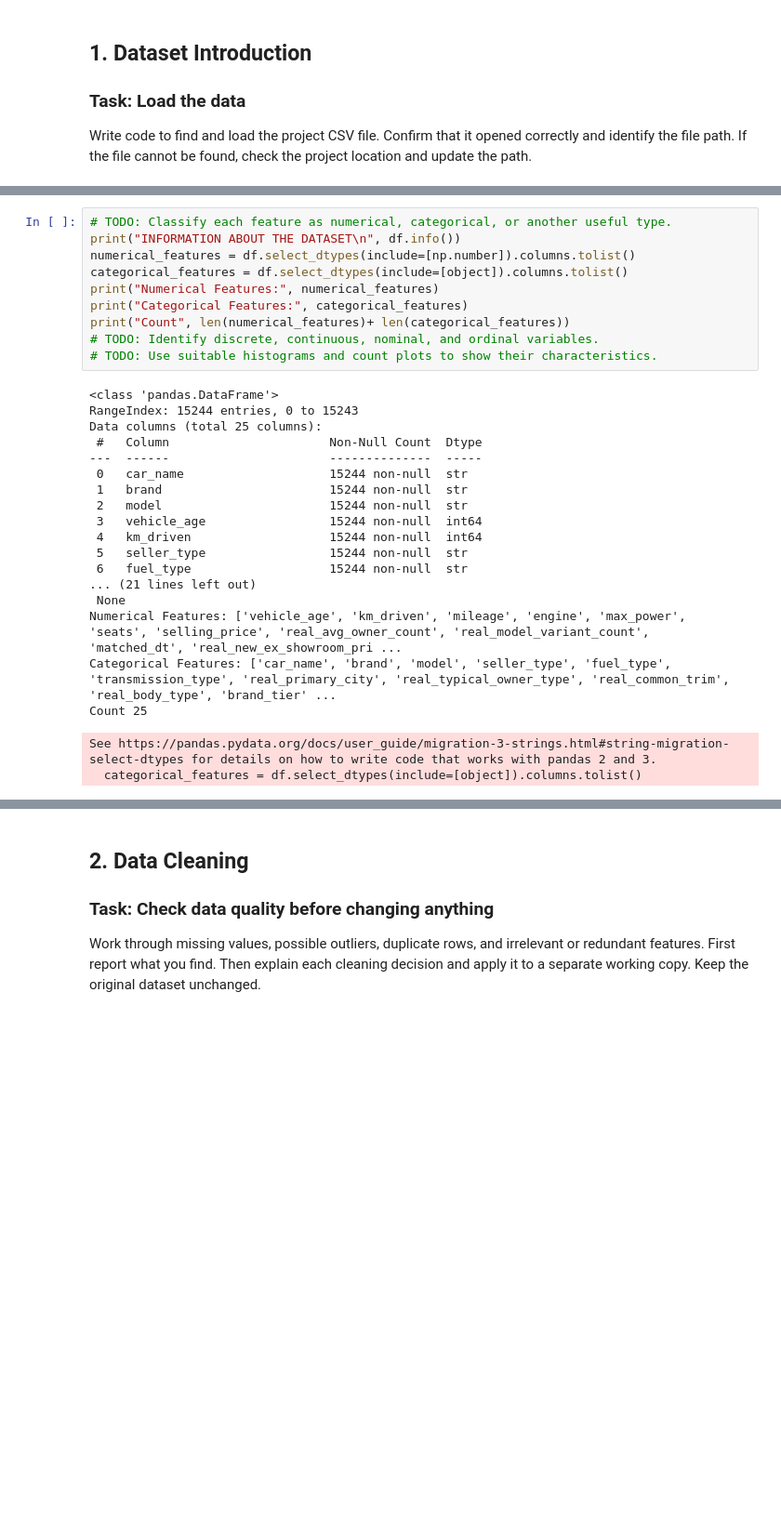
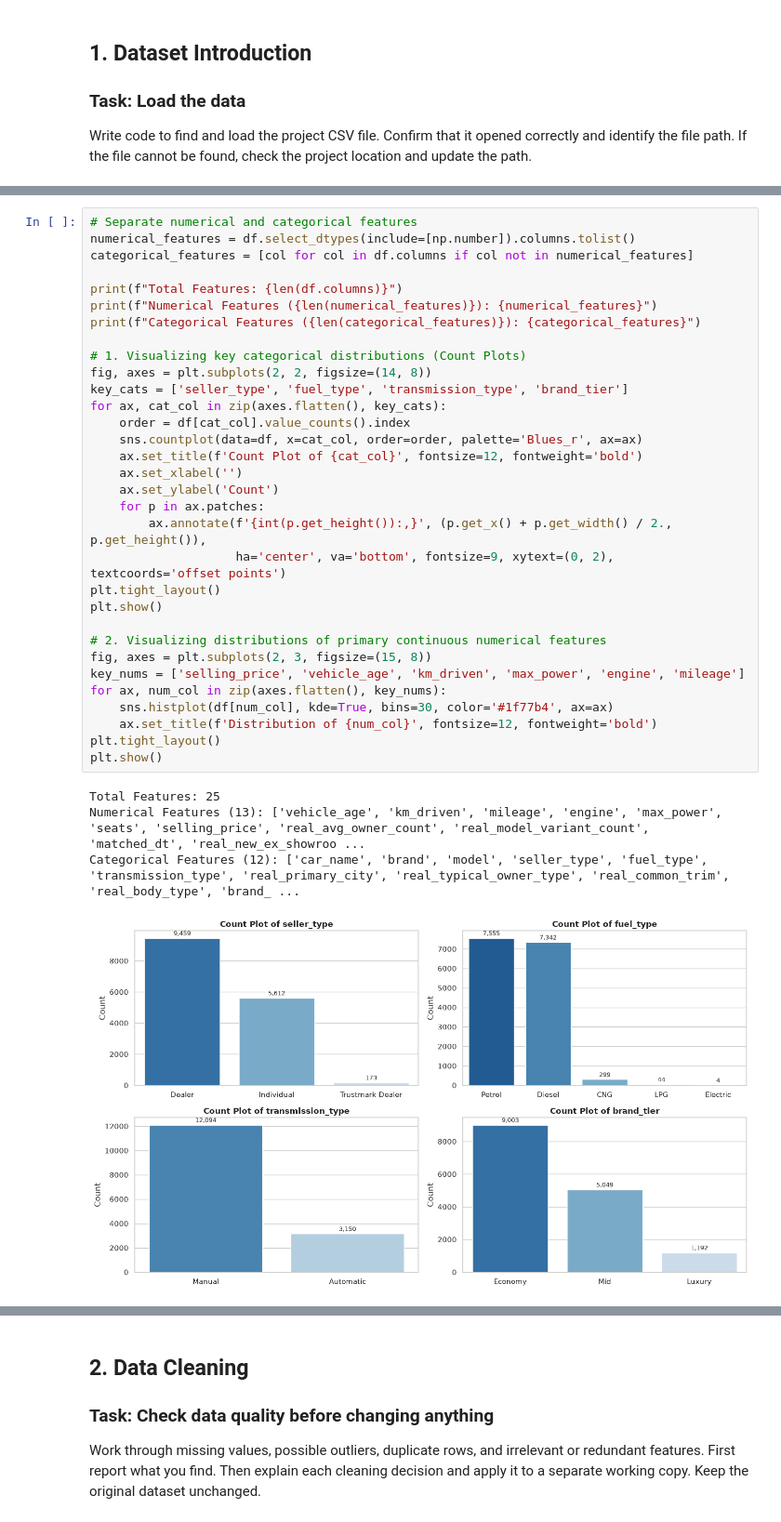
Before and after one commit to Data-six6/car_price_prediction, a Jupyter notebook: Car_Sale_Analysis/data_cleaning/data_cleaning.ipynb, the cells around one changed output, grey strips where cells are left out. Shown at 93% size. Saved outputs shown, nothing was run; the diff lists cells and outputs as text; blank space fills up the shorter version.

```diff
--- a/Car_Sale_Analysis/data_cleaning/data_cleaning.ipynb
+++ b/Car_Sale_Analysis/data_cleaning/data_cleaning.ipynb
@@ -71,30 +149,37 @@ Check the definitions of the `real_` and `matched_` columns in the data source;
 # %%
-# TODO: Classify each feature as numerical, categorical, or another useful type.
-print("INFORMATION ABOUT THE DATASET\n", df.info())
+# Separate numerical and categorical features
 numerical_features = df.select_dtypes(include=[np.number]).columns.tolist()
-categorical_features = df.select_dtypes(include=[object]).columns.tolist()
-print("Numerical Features:", numerical_features)
-print("Categorical Features:", categorical_features)
-print("Count", len(numerical_features)+ len(categorical_features))
-# TODO: Identify discrete, continuous, nominal, and ordinal variables.
-# TODO: Use suitable histograms and count plots to show their characteristics.
+categorical_features = [col for col in df.columns if col not in numerical_features]
+
+print(f"Total Features: {len(df.columns)}")
+print(f"Numerical Features ({len(numerical_features)}): {numerical_features}")
+print(f"Categorical Features ({len(categorical_features)}): {categorical_features}")
+
+# 1. Visualizing key categorical distributions (Count Plots)
+fig, axes = plt.subplots(2, 2, figsize=(14, 8))
+key_cats = ['seller_type', 'fuel_type', 'transmission_type', 'brand_tier']
+for ax, cat_col in zip(axes.flatten(), key_cats):
+    order = df[cat_col].value_counts().index
+    sns.countplot(data=df, x=cat_col, order=order, palette='Blues_r', ax=ax)
+    ax.set_title(f'Count Plot of {cat_col}', fontsize=12, fontweight='bold')
+    ax.set_xlabel('')
+    ax.set_ylabel('Count')
+    for p in ax.patches:
+        ax.annotate(f'{int(p.get_height()):,}', (p.get_x() + p.get_width() / 2., p.get_height()),
+                    ha='center', va='bottom', fontsize=9, xytext=(0, 2), textcoords='offset points')
+plt.tight_layout()
+plt.show()
+
+# 2. Visualizing distributions of primary continuous numerical features
+fig, axes = plt.subplots(2, 3, figsize=(15, 8))
+key_nums = ['selling_price', 'vehicle_age', 'km_driven', 'max_power', 'engine', 'mileage']
+for ax, num_col in zip(axes.flatten(), key_nums):
+    sns.histplot(df[num_col], kde=True, bins=30, color='#1f77b4', ax=ax)
+    ax.set_title(f'Distribution of {num_col}', fontsize=12, fontweight='bold')
+plt.tight_layout()
+plt.show()
 # %% [output]
-<class 'pandas.DataFrame'>
-RangeIndex: 15244 entries, 0 to 15243
-Data columns (total 25 columns):
- #   Column                      Non-Null Count  Dtype
----  ------                      --------------  -----
- 0   car_name                    15244 non-null  str
- 1   brand                       15244 non-null  str
- 2   model                       15244 non-null  str
- 3   vehicle_age                 15244 non-null  int64
- 4   km_driven                   15244 non-null  int64
- 5   seller_type                 15244 non-null  str
- 6   fuel_type                   15244 non-null  str
-... (21 lines left out)
- None
-Numerical Features: ['vehicle_age', 'km_driven', 'mileage', 'engine', 'max_power', 'seats', 'selling_price', 'real_avg_owner_count', 'real_model_variant_count', 'matched_dt', 'real_new_ex_showroom_pri ...
-Categorical Features: ['car_name', 'brand', 'model', 'seller_type', 'fuel_type', 'transmission_type', 'real_primary_city', 'real_typical_owner_type', 'real_common_trim', 'real_body_type', 'brand_tier' ...
-Count 25
+Total Features: 25
+Numerical Features (13): ['vehicle_age', 'km_driven', 'mileage', 'engine', 'max_power', 'seats', 'selling_price', 'real_avg_owner_count', 'real_model_variant_count', 'matched_dt', 'real_new_ex_showroo ...
+Categorical Features (12): ['car_name', 'brand', 'model', 'seller_type', 'fuel_type', 'transmission_type', 'real_primary_city', 'real_typical_owner_type', 'real_common_trim', 'real_body_type', 'brand_ ...
-See https://pandas.pydata.org/docs/user_guide/migration-3-strings.html#string-migration-select-dtypes for details on how to write code that works with pandas 2 and 3.
-  categorical_features = df.select_dtypes(include=[object]).columns.tolist()
+[figure, added]
```
Also changed, not shown: parts of 25 cells of this notebook, 1 other file.
